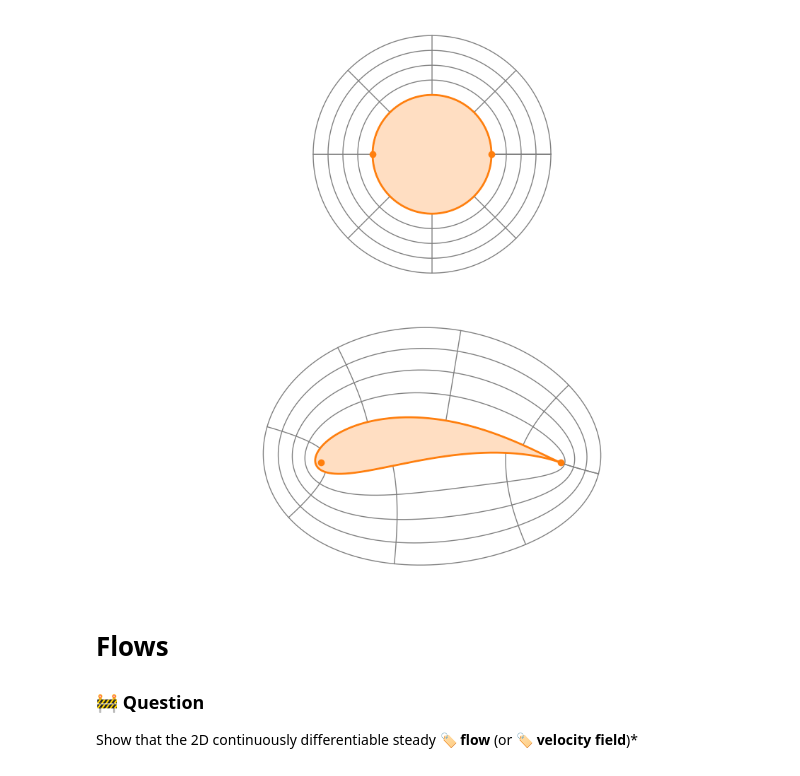
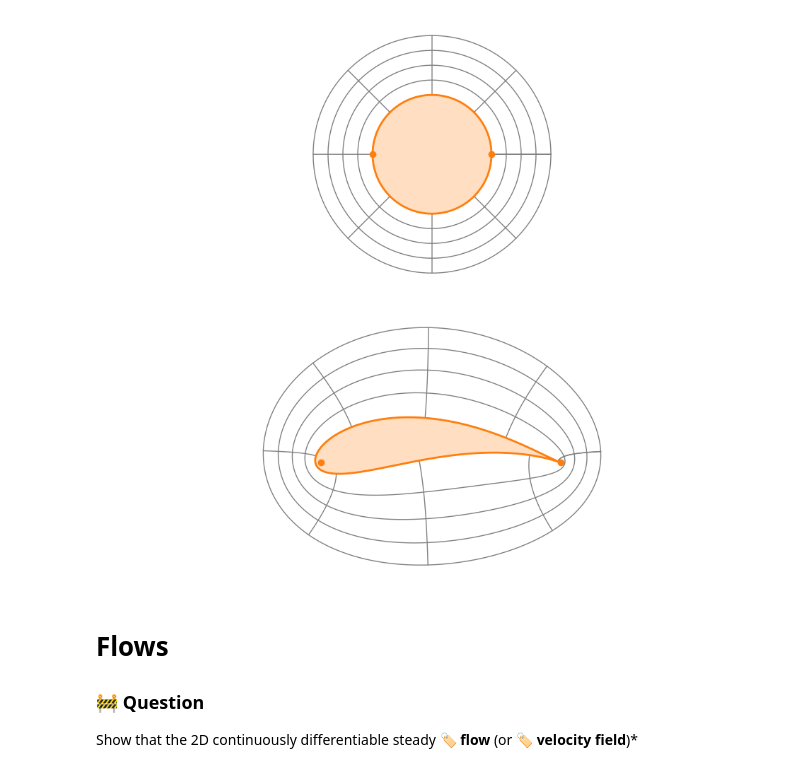
Before and after one commit to boisgera/visualization-of-analytic-functions, a Jupyter notebook: Domain Coloring.ipynb, the cells around one changed output. Cells and saved outputs as stored; diff of their text form; code cells hidden in the pictures.

```diff
--- a/Domain Coloring.ipynb
+++ b/Domain Coloring.ipynb
@@ -424,35 +424,36 @@ None
 # %% [output]
 [figure]
 # %%
-a = 1.2 * exp(-pi/16*1j) # pick any a with |a| >= 1 and any arg (small and negative the better). See the influence.
-b = 1 - a # This is forced by the constraint that J(1) = 1. (Note: yields J'(1)= 0, which is good wrt the pinch !)
+a = 1.2 # * exp(-pi/16*1j) # pick any a with |a| >= 1 and any arg (small and negative the better). See the influence.
+theta = -pi / 16
+b = 1 - a*exp(1j*theta) # This is forced by the constraint that J(1) = 1. (Note: yields J'(1)= 0, which is good wrt the pinch !)
 
 def Joukowsky(z):
     w = a * z + b
     return 0.5 * (w + 1.0 / w)
 
 J = Joukowsky
 
 gamma = circle()
 J_gamma = lambda t: J(gamma(t))
 
 fig, ax = subplots()
 fig.set_figwidth(12)
 color = "C1"
 for path in paths:
     J_path_t = J(path(t))
     ax.plot(J_path_t.real, J_path_t.imag, color="grey", lw=1)
 ax.plot(J_gamma(t).real, J_gamma(t).imag, color=color, lw=2)
 ax.fill(J_gamma(t).real, J_gamma(t).imag, color=color, alpha=0.25)
 ax.plot(1.0, 0.0, ".", color=color, ms=12, label="1")
 ax.plot(-1.0, 0.0, ".", color=color, ms=12, label="-1")
 ax.set_xticks([]); ax2.set_yticks([])
 ax.axis("equal")
 ax.axis("off")
 
 None
 # %% [output]
-[figure, old version]
+[figure, new version]
 # %% [markdown]
 # Flows
 
```
Also changed, not shown: parts of 5 cells of this notebook.
